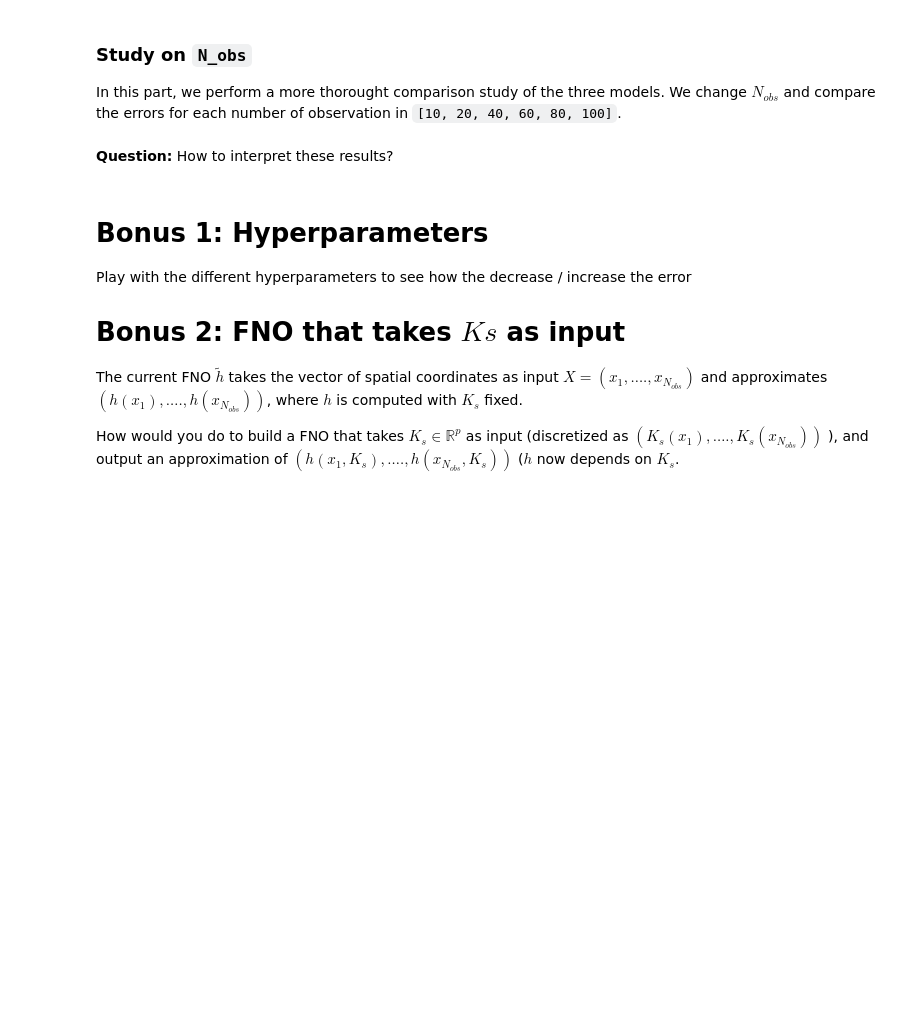
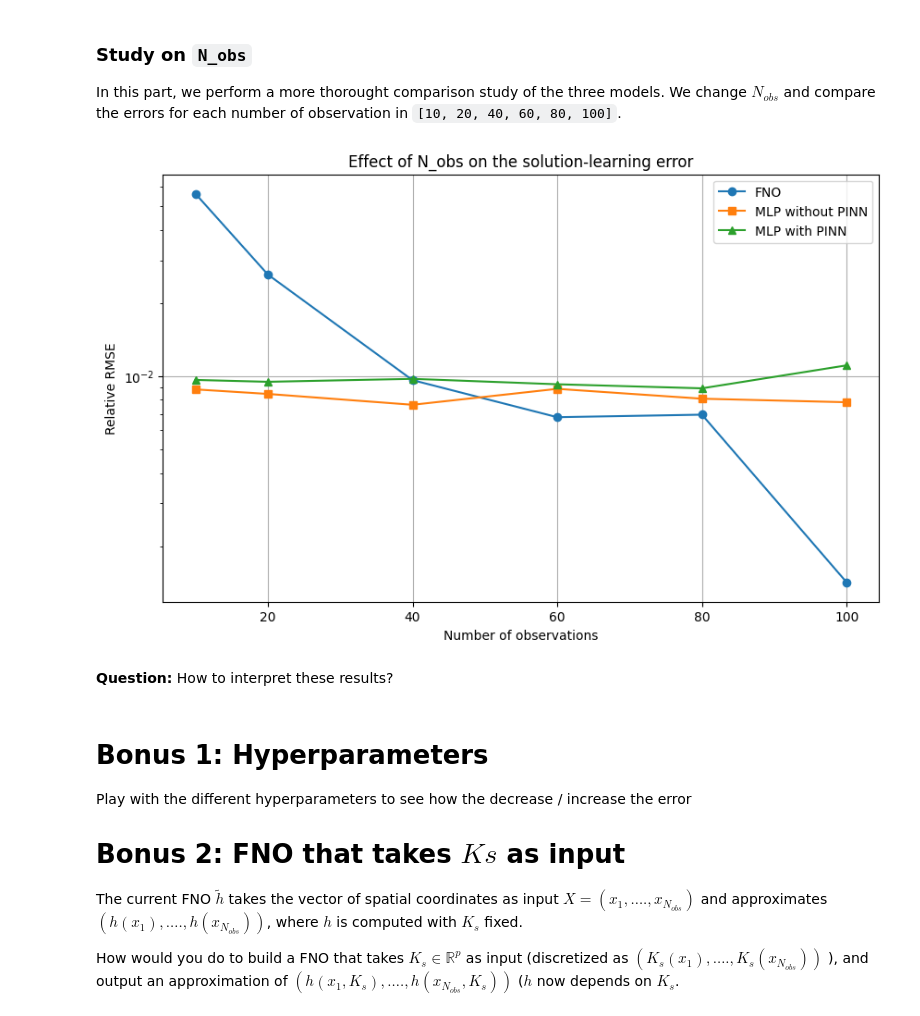
Before and after one commit to paulnovello/PP-FNO-PINN, a Jupyter notebook: fno_pinn.ipynb, the cells around one changed output. Cells and saved outputs as stored; diff of their text form; code cells hidden in the pictures; blank space fills up the shorter version.

```diff
--- a/fno_pinn.ipynb
+++ b/fno_pinn.ipynb
@@ -718,9 +1004,9 @@ for n_obs in n_obs_values:
 
     fno_model = FNO(
         device=device,
-        n_modes_layer_1=20,
-        n_modes_layer_2=20,
-        n_channels=10,
+        n_modes_layer_1=10,
+        n_modes_layer_2=10,
+        n_channels=5,
         seed=0,
     )
     Trainer().fit(
@@ -735,7 +1021,7 @@ for n_obs in n_obs_values:
 
     mlp_model = MLP(
         device=device,
-        layer_sizes=[1, 40, 1],
+        layer_sizes=[1, 40, 40, 1],
         seed=0,
     )
     Trainer(optimizer_name="lbfgs").fit(
@@ -750,7 +1036,7 @@ for n_obs in n_obs_values:
 
     pinn_model = PINN(
         device=device,
-        layer_sizes=[1, 40, 1],
+        layer_sizes=[1, 40, 40, 1],
         initial_k=k_true,
         seed=0,
         trainable_k=False,
@@ -766,33 +1052,35 @@ for n_obs in n_obs_values:
         scale_losses=True,
         display_freq=(500, 500),
     )
 
     h_true = ref_solution["solution"].numpy().flatten()
     with torch.no_grad():
         h_fno = fno_model(normalize_input(collocation_points, collocation_points)).numpy().flatten()
         h_mlp = mlp_model(normalize_input(collocation_points, collocation_points)).numpy().flatten()
         h_pinn = pinn_model(normalize_input(collocation_points, collocation_points)).numpy().flatten()
 
     fno_rmse_values.append(np.linalg.norm(h_fno - h_true, ord=2) / np.linalg.norm(h_true, ord=2))
     mlp_rmse_values.append(np.linalg.norm(h_mlp - h_true, ord=2) / np.linalg.norm(h_true, ord=2))
     pinn_rmse_values.append(np.linalg.norm(h_pinn - h_true, ord=2) / np.linalg.norm(h_true, ord=2))
 
 fno_results = {"model_kind": "fno", "n_obs": n_obs_values, "rmse": np.array(fno_rmse_values)}
 mlp_results = {"model_kind": "mlp", "n_obs": n_obs_values, "rmse": np.array(mlp_rmse_values)}
 pinn_results = {"model_kind": "pinn", "n_obs": n_obs_values, "rmse": np.array(pinn_rmse_values)}
 
 
 fig, ax = plt.subplots(figsize=(10, 6))
 ax.plot(fno_results["n_obs"], fno_results["rmse"], "o-", label="FNO")
 ax.plot(mlp_results["n_obs"], mlp_results["rmse"], "s-", label="MLP without PINN")
 ax.plot(pinn_results["n_obs"], pinn_results["rmse"], "^-", label="MLP with PINN")
 ax.set_xlabel("Number of observations")
 ax.set_ylabel("Relative RMSE")
 ax.set_yscale("log")
 ax.grid(True)
 ax.legend()
 ax.set_title("Effect of N_obs on the solution-learning error")
 plt.show()
+# %% [output]
+[figure, added]
 # %% [markdown]
 **Question:** How to interpret these results?
 # %% [markdown]
```
Also changed, not shown: parts of 17 cells of this notebook, 3 other files.
